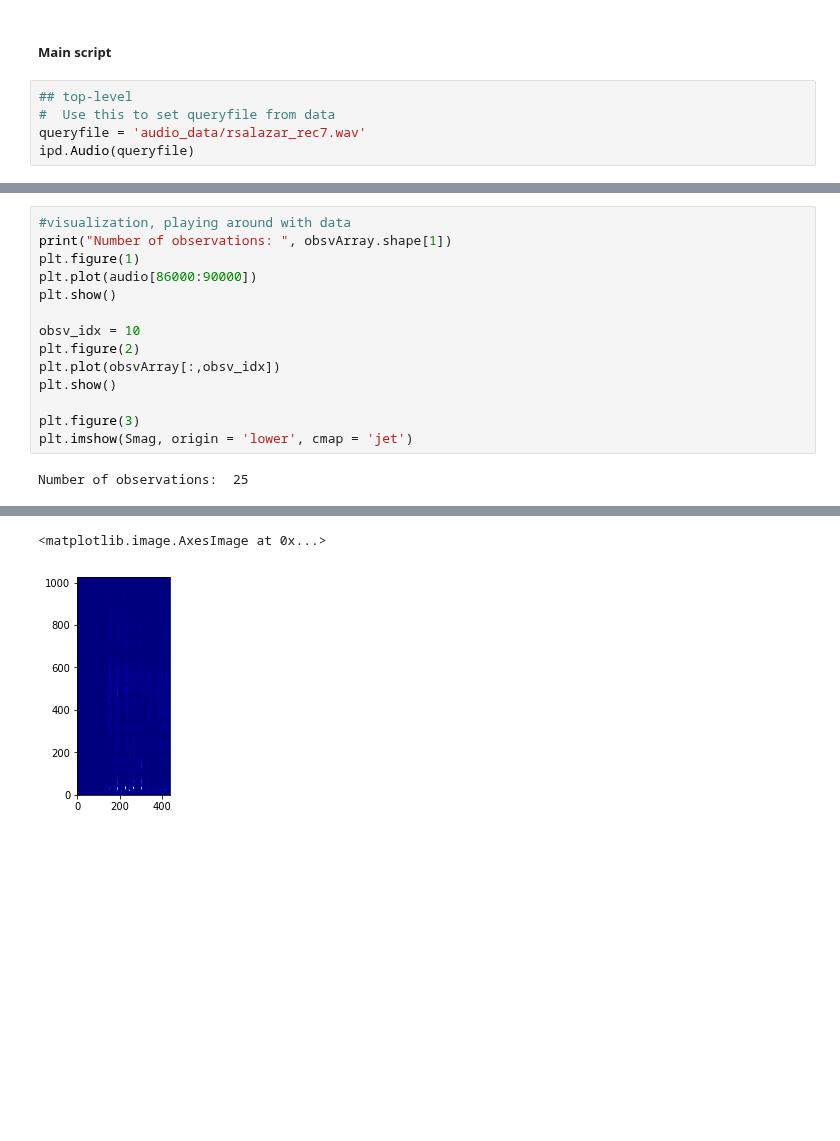
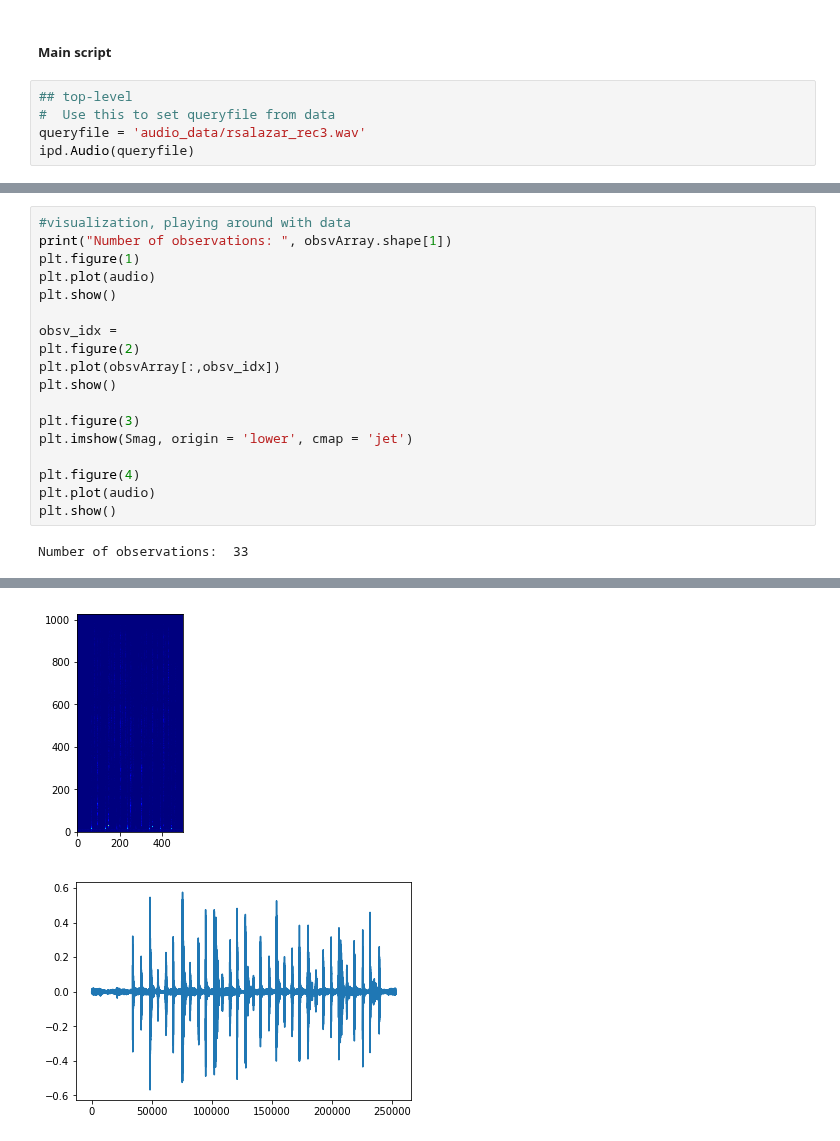
Before and after one commit to Blurrway/Beatboxing-Decomposition, a Jupyter notebook: Fixed obtain observations.ipynb, the cells around one changed output, grey strips where cells are left out. Saved outputs shown, nothing was run; the diff lists cells and outputs as text; blank space fills up the shorter version.

```diff
--- a/Fixed obtain observations.ipynb
+++ b/Fixed obtain observations.ipynb
@@ -76,7 +74,7 @@ def calcFeatures(obsv):
 # %%
 ## top-level
 #  Use this to set queryfile from data
-queryfile = 'audio_data/rsalazar_rec7.wav'
+queryfile = 'audio_data/rsalazar_rec3.wav'
 ipd.Audio(queryfile)
 # %% [output]
 [interactive output not drawn]
@@ -96,15 +93,19 @@ Tempo in bpm:  136
 #visualization, playing around with data
 print("Number of observations: ", obsvArray.shape[1])
 plt.figure(1)
-plt.plot(audio[86000:90000])
+plt.plot(audio)
 plt.show()
 
-obsv_idx = 10
+obsv_idx =
 plt.figure(2)
 plt.plot(obsvArray[:,obsv_idx])
 plt.show()
 
 plt.figure(3)
 plt.imshow(Smag, origin = 'lower', cmap = 'jet')
+
+plt.figure(4)
+plt.plot(audio)
+plt.show()
 # %% [output]
-Number of observations:  25
+Number of observations:  33
@@ -113,2 +114,2 @@ Number of observations:  25
-<matplotlib.image.AxesImage at 0x...>
-[figure, old version]
+[figure, new version]
+[figure, added]
```
Also changed, not shown: parts of 3 cells of this notebook.
